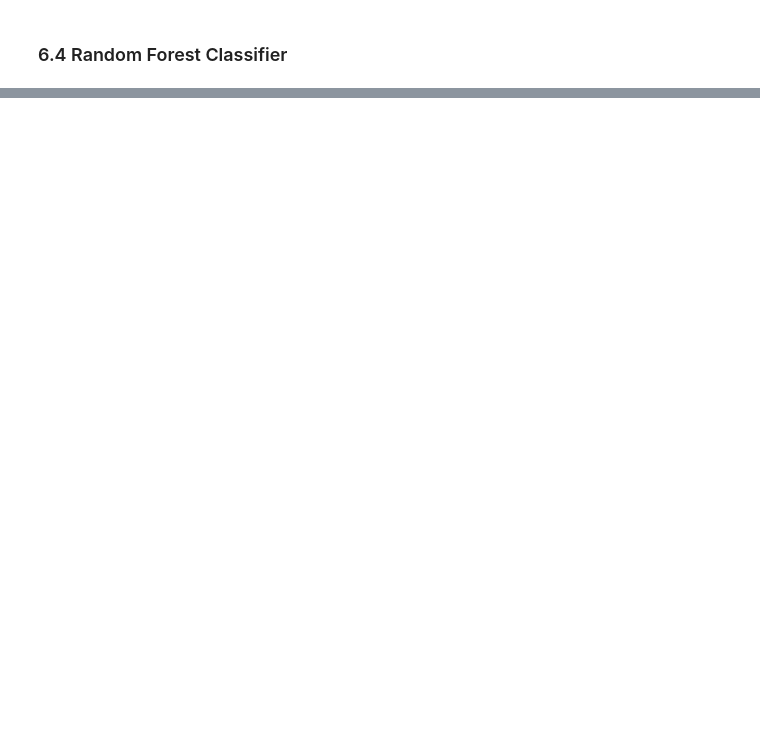
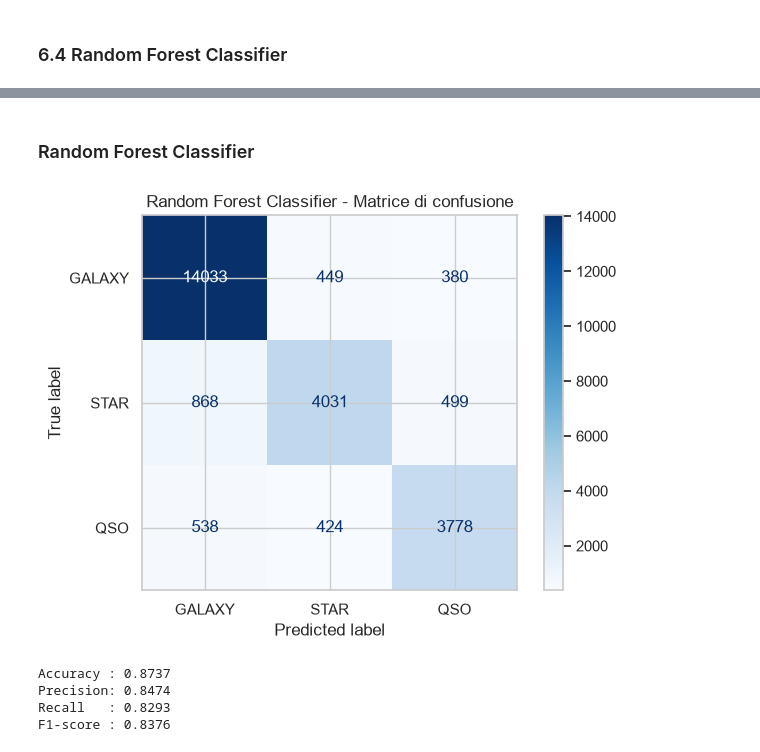
Before and after one commit to FabianCalangiu/Astronomical-Objects-Analysis, a Jupyter notebook: notebooks/astronomical_analysis_enhanced.ipynb, the cells around one changed output, grey strips where cells are left out. Saved outputs shown, nothing was run; the diff lists cells and outputs as text; code cells hidden in the pictures; blank space fills up the shorter version.

```diff
--- a/notebooks/astronomical_analysis_enhanced.ipynb
+++ b/notebooks/astronomical_analysis_enhanced.ipynb
@@ -778,7 +674,6 @@ Questo risultato suggerisce che le prestazioni della Logistic Regression siano l
 # %% [markdown]
 ### 6.4 Random Forest Classifier
 # %%
-# Addestramento del modello
 rf_clf = RandomForestClassifier(
     n_estimators=200,
     random_state=RANDOM_STATE,
@@ -787,5 +682,4 @@ rf_clf = RandomForestClassifier(
 
 rf_clf.fit(X_train, y_train)
 
-# Predizione sul test set
-y_pred = rf_clf.predict(X_test)
+y_pred_forest = rf_clf.predict(X_test)
@@ -853,0 +798,15 @@ Nel complesso, i risultati mostrano come la Random Forest Classifier riesca a mo
+# %% [markdown]
+### Random Forest Classifier
+# %%
+cm = confusion_matrix(y_test, y_pred_forest)
+
+ConfusionMatrixDisplay(
+    confusion_matrix=cm,
+    display_labels=["GALAXY", "STAR", "QSO"],
+).plot(cmap="Blues")
+
+plt.title("Random Forest Classifier - Matrice di confusione")
+plt.tight_layout()
+plt.show()
+# %% [output]
+[figure, added]
@@ -853,0 +818,10 @@ Nel complesso, i risultati mostrano come la Random Forest Classifier riesca a mo
+# %%
+print(f"Accuracy : {accuracy:.4f}")
+print(f"Precision: {precision:.4f}")
+print(f"Recall   : {recall:.4f}")
+print(f"F1-score : {f1:.4f}")
+# %% [output]
+Accuracy : 0.8737
+Precision: 0.8474
+Recall   : 0.8293
+F1-score : 0.8376
```
Also changed, not shown: parts of 43 cells of this notebook.
